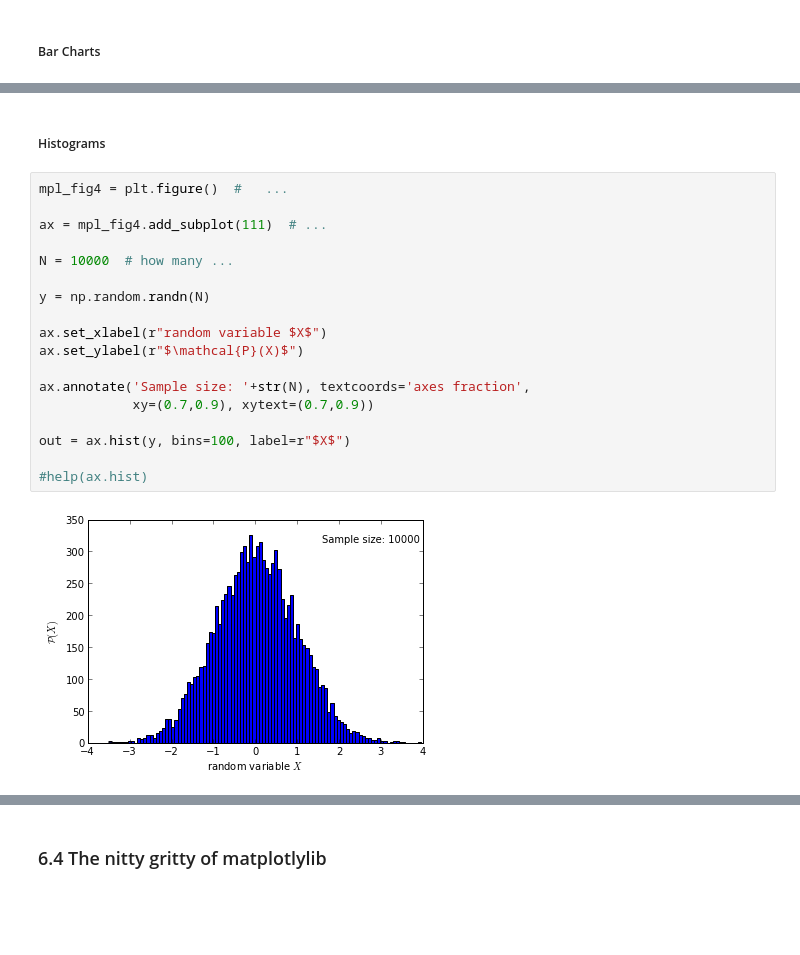
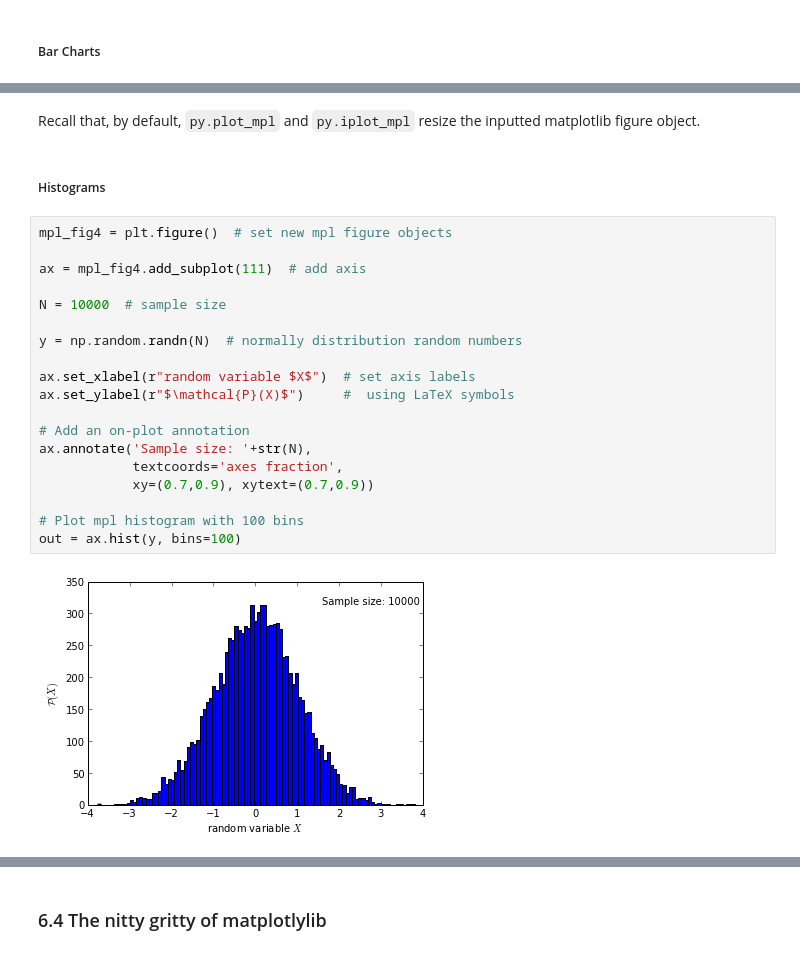
Before and after one commit to plotly/python-user-guide, a Jupyter notebook: s6_matplotlylib/s6_matplotlylib.ipynb, the cells around one changed output, grey strips where cells are left out. Saved outputs shown, nothing was run; the diff lists cells and outputs as text; blank space fills up the shorter version.

```diff
--- a/s6_matplotlylib/s6_matplotlylib.ipynb
+++ b/s6_matplotlylib/s6_matplotlylib.ipynb
@@ -328,22 +362,25 @@ py.iplot_mpl(mpl_fig3, filename='s6_bars')
+# %% [markdown]
+Recall that, by default, `py.plot_mpl` and `py.iplot_mpl` resize the inputted matplotlib figure object.
 # %% [markdown]
 ##### Histograms
 # %%
-mpl_fig4 = plt.figure()  #   ...
+mpl_fig4 = plt.figure()  # set new mpl figure objects
 
-ax = mpl_fig4.add_subplot(111)  # ...
+ax = mpl_fig4.add_subplot(111)  # add axis
 
-N = 10000  # how many ...
+N = 10000  # sample size
 
-y = np.random.randn(N)
+y = np.random.randn(N)  # normally distribution random numbers
 
-ax.set_xlabel(r"random variable $X$")
-ax.set_ylabel(r"$\mathcal{P}(X)$")
+ax.set_xlabel(r"random variable $X$")  # set axis labels
+ax.set_ylabel(r"$\mathcal{P}(X)$")     #  using LaTeX symbols
 
-ax.annotate('Sample size: '+str(N), textcoords='axes fraction',
+# Add an on-plot annotation
+ax.annotate('Sample size: '+str(N),
+            textcoords='axes fraction',
             xy=(0.7,0.9), xytext=(0.7,0.9))
 
-out = ax.hist(y, bins=100, label=r"$X$")
-
-#help(ax.hist)
+# Plot mpl histogram with 100 bins
+out = ax.hist(y, bins=100)
 # %% [output]
-[figure, old version]
+[figure, new version]
```
Also changed, not shown: parts of 72 cells of this notebook, 2 other files.
